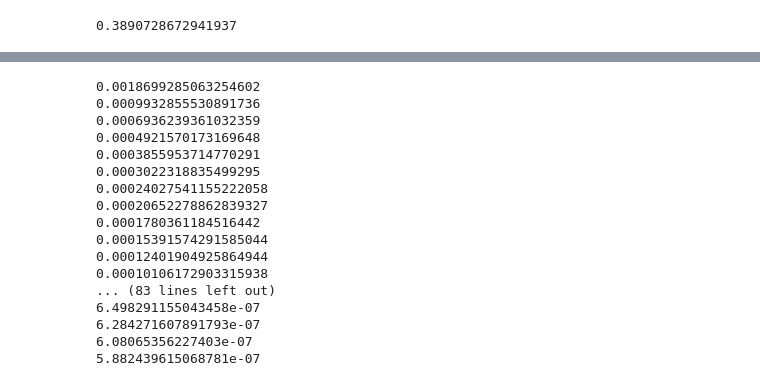
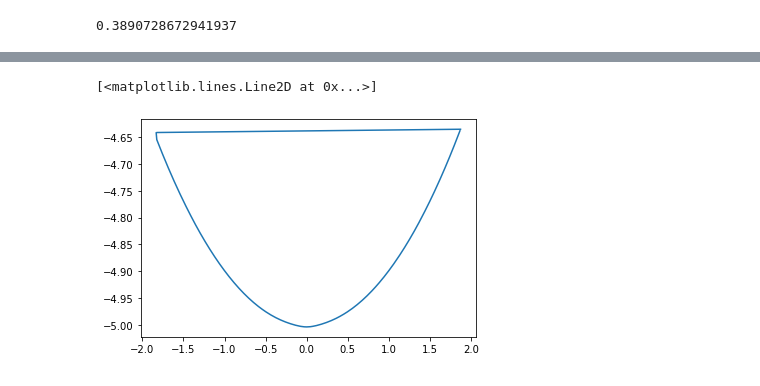
Before and after one commit to CovingtonResearchGroup/champ, a Jupyter notebook: champ/Examples/GVP-devel.ipynb, the cells around one changed output, grey strips where cells are left out. Saved outputs shown, nothing was run; the diff lists cells and outputs as text; code cells hidden in the pictures.

```diff
--- a/champ/Examples/GVP-devel.ipynb
+++ b/champ/Examples/GVP-devel.ipynb
@@ -101,21 +121,5 @@ plot(sim.x_arr, sim.z_arr)
-# %%
-for xc in sim.xcs:
-    print(xc.eSlope)
-# %% [output]
-0.0018699285063254602
-0.0009932855530891736
-0.0006936239361032359
-0.0004921570173169648
-0.0003855953714770291
-0.0003022318835499295
-0.00024027541155222058
-0.00020652278862839327
-0.0001780361184516442
-0.00015391574291585044
-0.00012401904925864944
-0.00010106172903315938
-... (83 lines left out)
-6.498291155043458e-07
-6.284271607891793e-07
-6.08065356227403e-07
-5.882439615068781e-07
+# %%
+plot(sim.xcs[1].x, sim.xcs[1].y)
+# %% [output]
+[<matplotlib.lines.Line2D at 0x...>]
+[figure, added]
```
Also changed, not shown: parts of 22 cells of this notebook.
